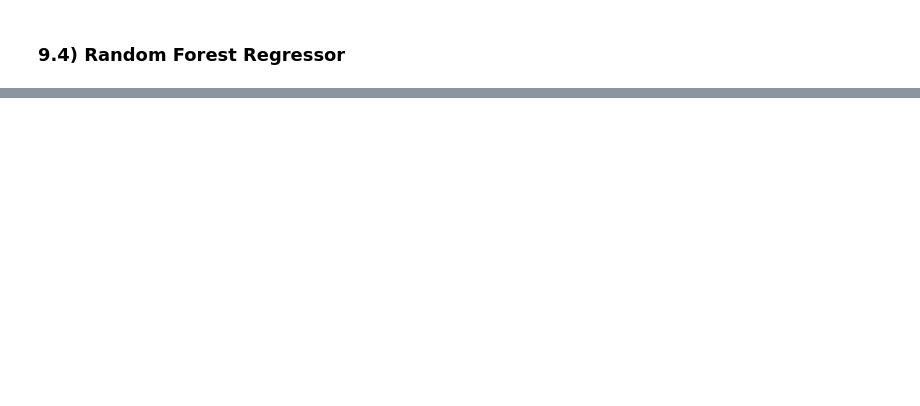
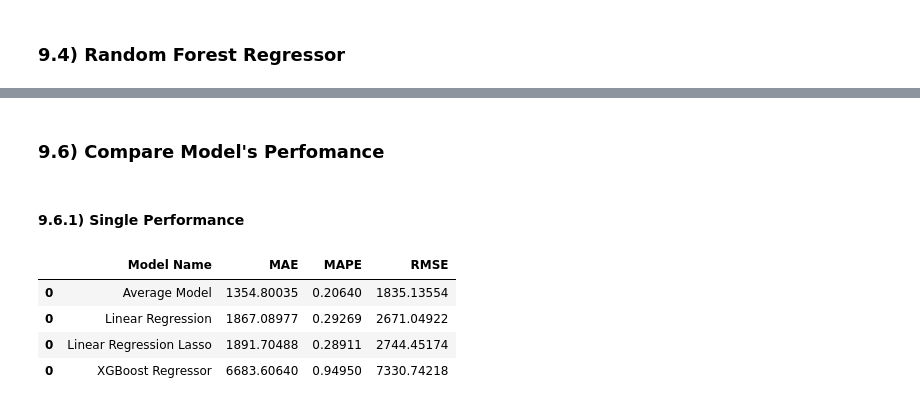
Before and after one commit to jaohenritm/Rossman, a Jupyter notebook: store_sales_prediction.ipynb, the cells around one changed output, grey strips where cells are left out. Cells and saved outputs as stored; diff of their text form; code cells hidden in the pictures; blank space fills up the shorter version.

```diff
--- a/store_sales_prediction.ipynb
+++ b/store_sales_prediction.ipynb
@@ -1053,7 +1138,7 @@ rf_result
 # model
 model_xgb = xgb.XGBRegressor(objective='reg:squarederror',
                              n_estimators=100,
-                             eta=0.01
+                             eta=0.01,
                              max_depth=10,
                              subsample=0.7,
                              colsample_bytee=0.9).fit(x_train, y_train)
@@ -1062,5 +1147,5 @@ model_xgb = xgb.XGBRegressor(objective='reg:squarederror',
 yhat_xgb = model_xgb.predict(x_test)
 
 # performance
-xgb_result = ml_error('XGBoost Regressor', np.expm1(y_test), np.expm(yhat_xgb))
+xgb_result = ml_error('XGBoost Regressor', np.expm1(y_test), np.expm1(yhat_xgb))
 xgb_result
@@ -1066,0 +1194,13 @@ xgb_result
+# %% [markdown]
+### 9.6) Compare Model's Perfomance
+# %% [markdown]
+#### 9.6.1) Single Performance
+# %%
+modelling_results = pd.concat([baseline_result, lr_result, lrr_result, xgb_result])
+modelling_results.sort_values('RMSE')
+# %% [output]
+|  | Model Name | MAE | MAPE | RMSE |
+| 0 | Average Model | 1354.80035 | 0.20640 | 1835.13554 |
+| 0 | Linear Regression | 1867.08977 | 0.29269 | 2671.04922 |
+| 0 | Linear Regression Lasso | 1891.70488 | 0.28911 | 2744.45174 |
+| 0 | XGBoost Regressor | 6683.60640 | 0.94950 | 7330.74218 |
```
Also changed, not shown: parts of 32 cells of this notebook.
